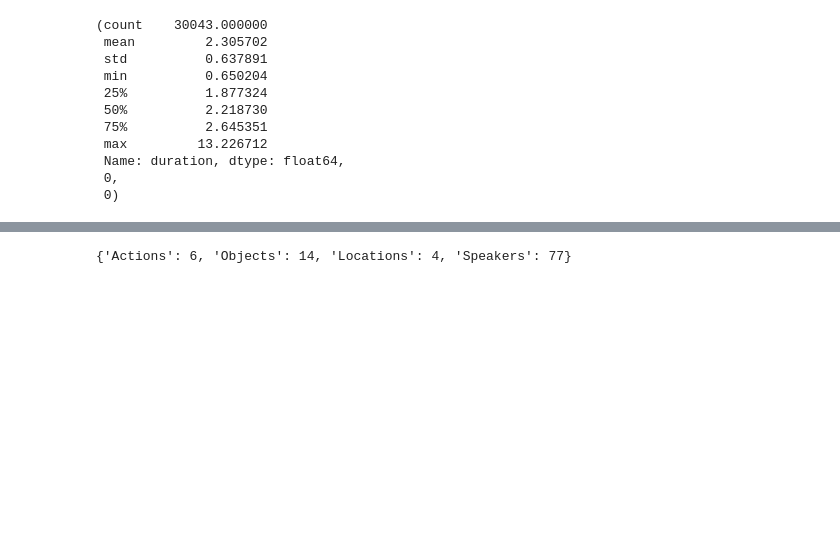
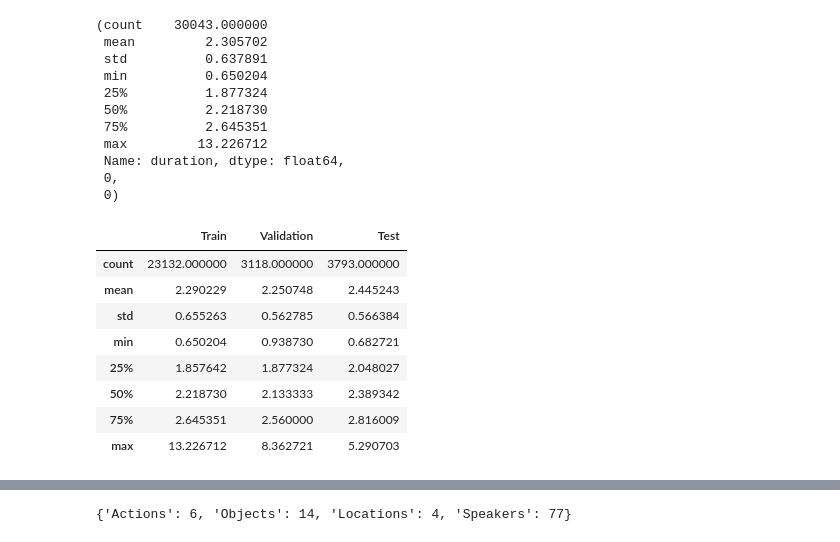
Before and after one commit to Kasuletrevor/Deep_Learning_with_FSC, a Jupyter notebook: eda.ipynb, the cells around one changed output, grey strips where cells are left out. Drawn from its saved outputs; the diff is of its cells as text; code cells hidden in the pictures; blank space fills up the shorter version.

```diff
--- a/eda.ipynb
+++ b/eda.ipynb
@@ -87,3 +87,22 @@ duration_summary, missing_durations, zero_durations
  Name: duration, dtype: float64,
  0,
  0)
+# %%
+# Compute duration statistics for each dataset split
+duration_stats_df = pd.DataFrame({
+    "Train": train_df["duration"].describe(),
+    "Validation": valid_df["duration"].describe(),
+    "Test": test_df["duration"].describe()
+})
+
+duration_stats_df
+# %% [output]
+|  | Train | Validation | Test |
+| count | 23132.000000 | 3118.000000 | 3793.000000 |
+| mean | 2.290229 | 2.250748 | 2.445243 |
+| std | 0.655263 | 0.562785 | 0.566384 |
+| min | 0.650204 | 0.938730 | 0.682721 |
+| 25% | 1.857642 | 1.877324 | 2.048027 |
+| 50% | 2.218730 | 2.133333 | 2.389342 |
+| 75% | 2.645351 | 2.560000 | 2.816009 |
+| max | 13.226712 | 8.362721 | 5.290703 |
```
Also changed, not shown: parts of 2 cells of this notebook, 1 other file.
